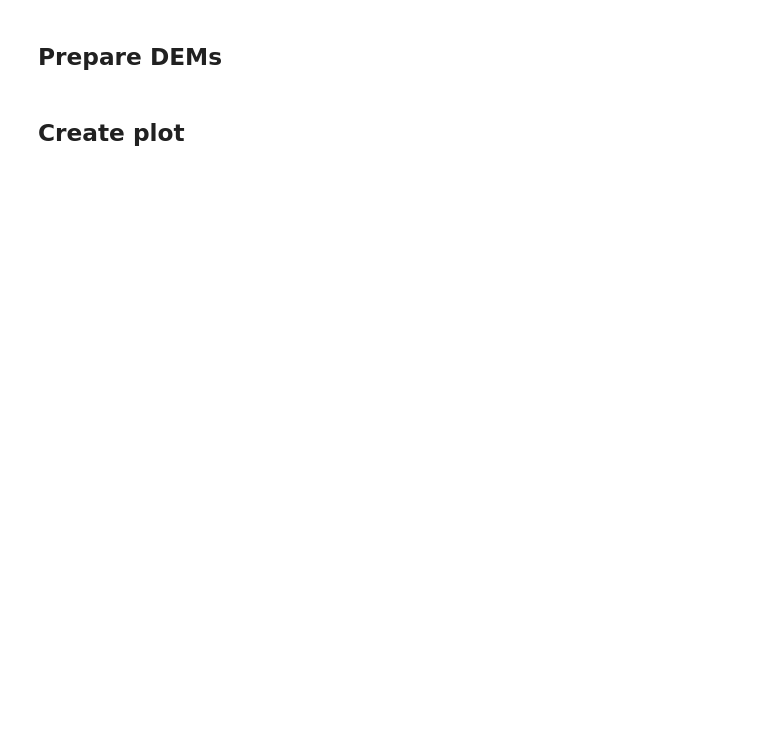
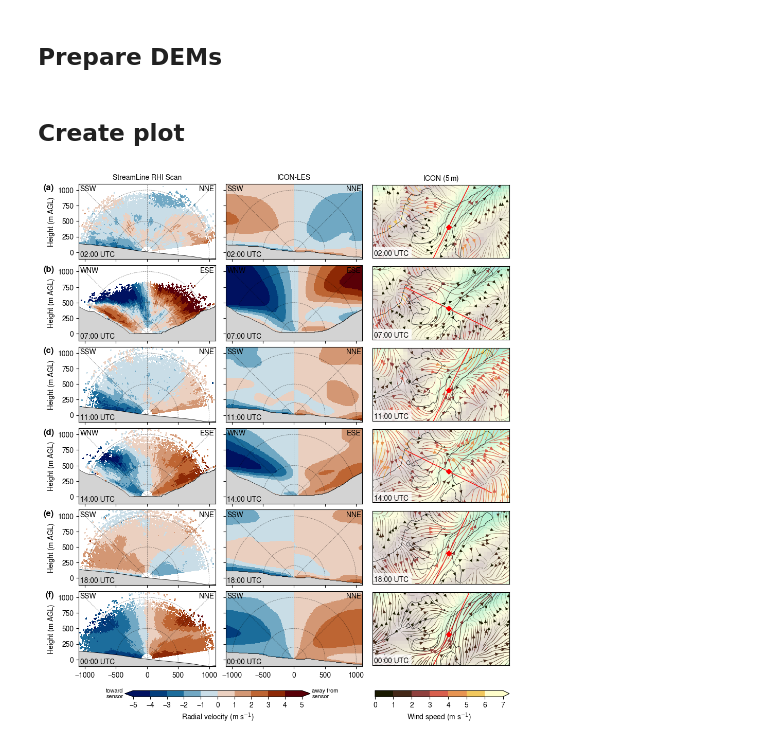
Before and after one commit to ClimLabTools/icon_validation, a Jupyter notebook: notebooks/fig_rhi_icon_2D.ipynb, the cells around one changed output. Saved outputs shown, nothing was run; the diff lists cells and outputs as text; code cells hidden in the pictures; blank space fills up the shorter version.

```diff
--- a/notebooks/fig_rhi_icon_2D.ipynb
+++ b/notebooks/fig_rhi_icon_2D.ipynb
@@ -338,31 +338,33 @@ axs[0][2].set_title(r'ICON (5$\,$m)', fontsize=10)
 # panel letters
 import string
 for ax, letter in zip(axs[:,0], string.ascii_lowercase):
     ax.set_ylabel('Height (m AGL)')
-    x=-0.17
+    x=-0.18
     ax.text(
         x, 1, f'({letter})',
         transform=ax.transAxes,
         fontsize=12, fontweight='bold',
         va='top', ha='right'
     )
 
 # colorbar for RHI scans
 cax = fig.add_axes([0.15, 0.12, 0.4, 0.01])
 cbar = fig.colorbar(pcm, cax=cax, orientation="horizontal",extend='both',
              boundaries=bounds_rv, ticks=bounds_rv,
              label=r"Radial velocity (m s$^{-1}$)")
 cbar.ax.text(-0.06, .5, "toward\nsensor", transform=cbar.ax.transAxes, ha='right', va='center', fontsize=8)
 cbar.ax.text(1.06, 0.5, "away from\nsensor", transform=cbar.ax.transAxes, ha='left', va='center', fontsize=8)
 
 # colorbar for streamplot
 cax = fig.add_axes([0.69, 0.12, 0.29, 0.01])
 fig.colorbar(sp.lines, cax=cax, orientation="horizontal",extend='max',
              label=r"Wind speed (m s$^{-1}$)")
 
 # final formatting
 fig.subplots_adjust(left=0.05, right=0.98, top=1, bottom=0.12, wspace=0.075, hspace=-0.4)
 
 # save figures
 plt.savefig(fig_png_dir + f'HEF_RHI_ICON_{dt_from.strftime("%Y%m%d")}.png', dpi=150, bbox_inches = 'tight', pad_inches = 0)
 plt.savefig(fig_pdf_dir + f'HEF_RHI_ICON_{dt_from.strftime("%Y%m%d")}.pdf', dpi=300, bbox_inches = 'tight', pad_inches = 0)
+# %% [output]
+[figure, added]
```
Also changed, not shown: 5 other files.
